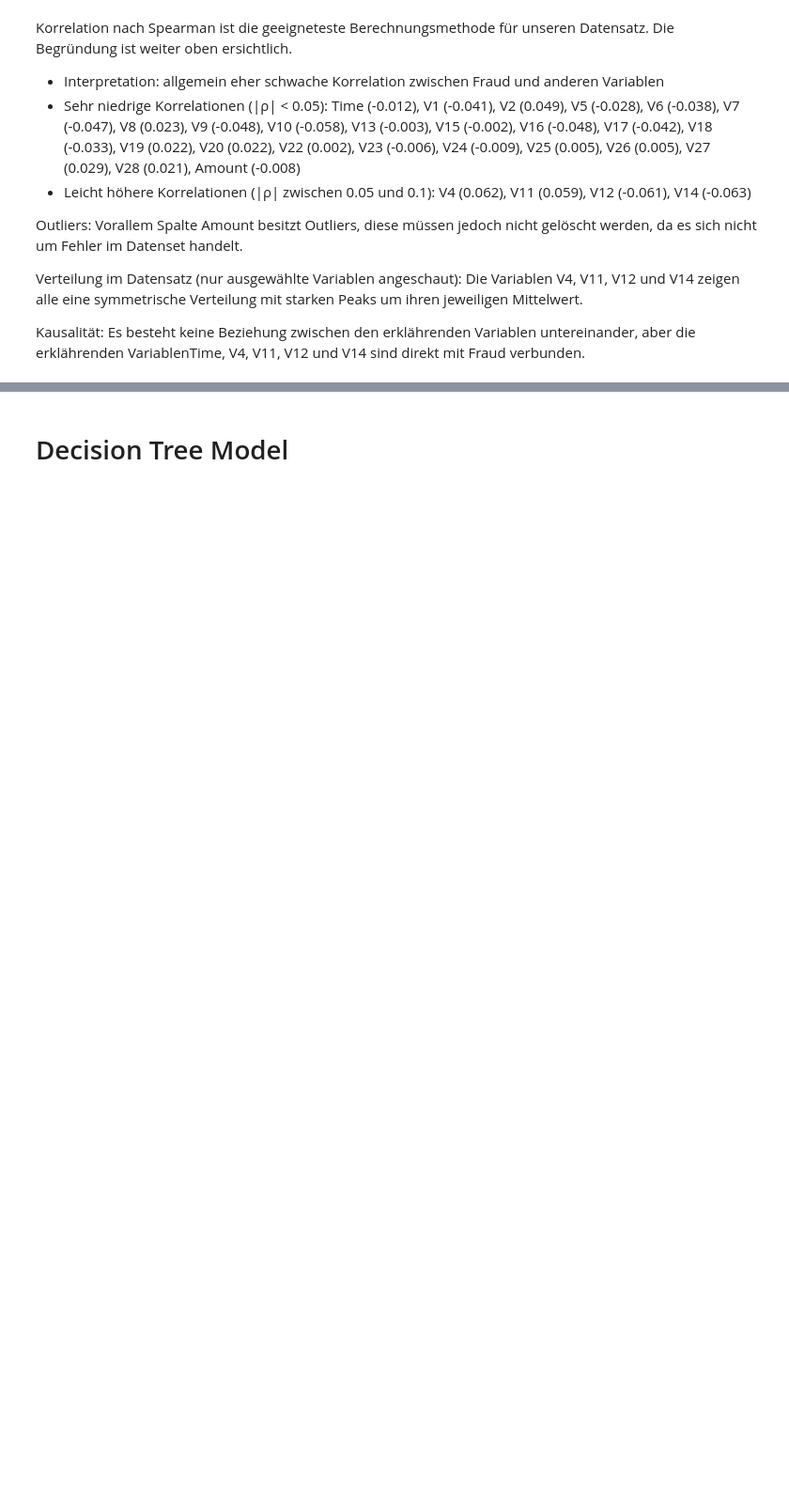
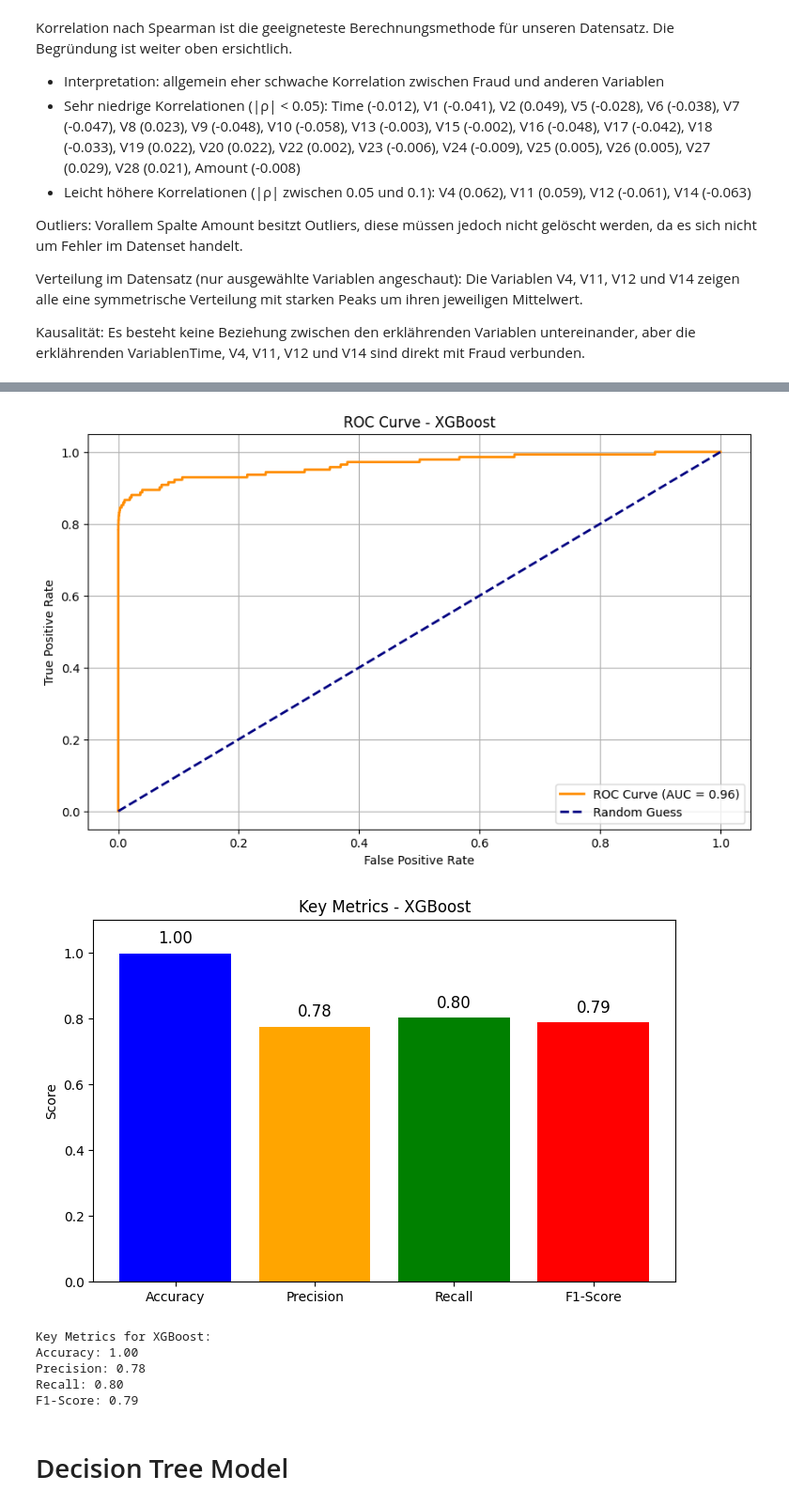
Before and after one commit to goernjosi/PythonProjektV2, a Jupyter notebook: Version2.ipynb, the cells around one changed output, grey strips where cells are left out. Shown at 94% size. Cells and saved outputs as stored; diff of their text form; code cells hidden in the pictures; blank space fills up the shorter version.

```diff
--- a/Version2.ipynb
+++ b/Version2.ipynb
@@ -904,0 +1014,34 @@ ROC AUC Score: 0.96565915214503
+# %%
+# Import necessary libraries
+from xgboost import XGBClassifier
+from sklearn.metrics import classification_report, roc_auc_score
+
+# Prepare the data using utility function
+X_train, X_test, y_train, y_test = prepare_data(df)
+
+# Apply SMOTE using utility function
+X_train_resampled, y_train_resampled = apply_smote(X_train, y_train)
+
+# Initialize XGBoost Classifier with tuned hyperparameters
+xgb_model = XGBClassifier(
+    n_estimators=500,    # Number of gradient boosted trees
+    learning_rate=0.1,   # Step size shrinkage to prevent overfitting
+    max_depth=4,         # Maximum depth of each tree
+    min_child_weight=3,  # Minimum sum of instance weight in a child
+    subsample=0.7,       # Fraction of samples used for tree building
+    colsample_bytree=0.7,# Fraction of features used for tree building
+    gamma=1,             # Minimum loss reduction for split
+    reg_alpha=2,         # L1 regularization on weights
+    reg_lambda=2,        # L2 regularization on weights
+    random_state=42      # For reproducibility
+)
+
+# Train model
+xgb_model.fit(X_train_resampled, y_train_resampled)
+
+# Make predictions
+y_pred = xgb_model.predict(X_test)
+y_pred_prob = xgb_model.predict_proba(X_test)[:, 1]
+
+#Quick evaluation
+quick_evaluate_model(y_test, y_pred, y_pred_prob, "XGBoost")
@@ -1001,3 +1064,15 @@ F1-Score: 0.77
+# %%
+# Evaluate XGBoost performance using our utility function
+# This will create ROC curve, metrics plot, and print all relevant metrics
+plot_model_performance(y_test, y_pred, y_pred_prob, "XGBoost")
+# %% [output]
+[figure, added]
+[figure, added]
+Key Metrics for XGBoost:
+Accuracy: 1.00
+Precision: 0.78
+Recall: 0.80
+F1-Score: 0.79
 # %% [markdown]
 # Decision Tree Model
 # %%
```
Also changed, not shown: parts of 27 cells of this notebook.
